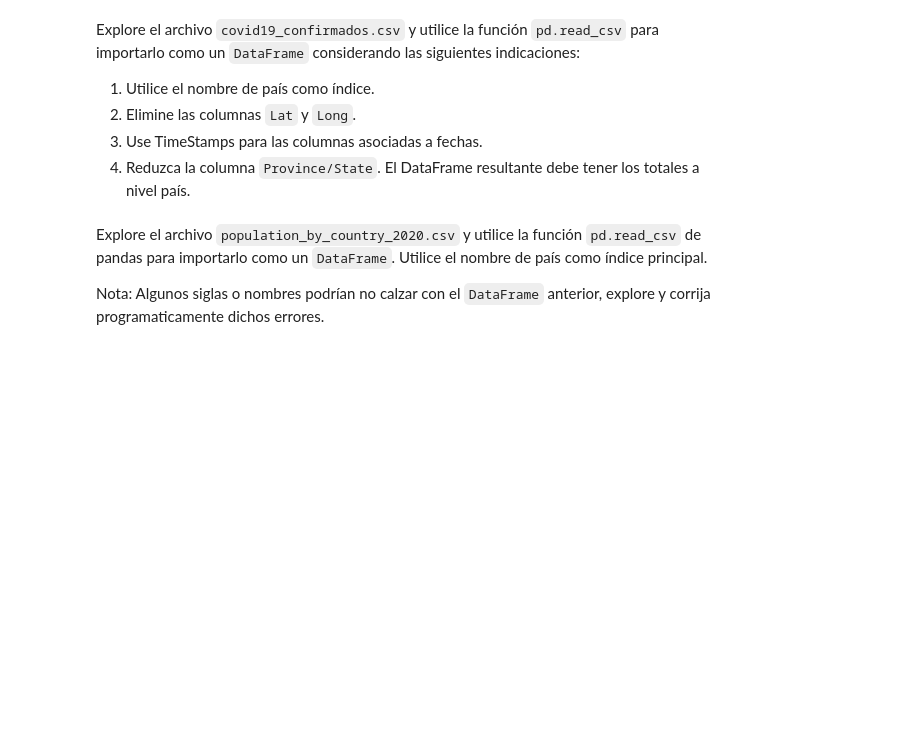
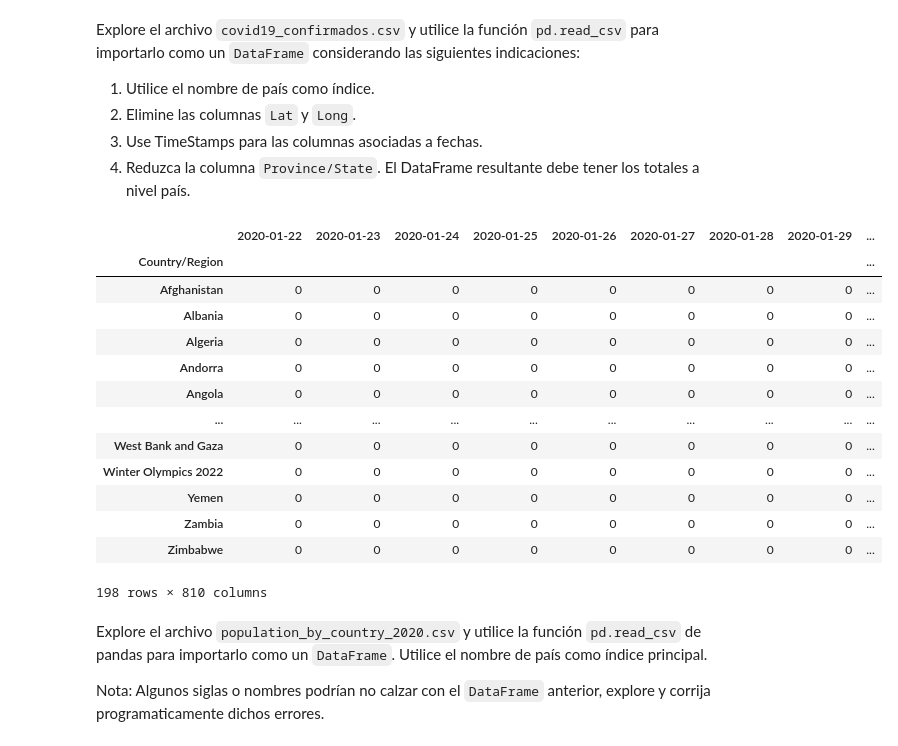
Before and after one commit to phuijse-classroom/info147-tarea-unidad1-ekipoagua, a Jupyter notebook: enunciado.ipynb, the cells around one changed output. Cells and saved outputs as stored; diff of their text form; code cells hidden in the pictures; blank space fills up the shorter version.

```diff
--- a/enunciado.ipynb
+++ b/enunciado.ipynb
@@ -18,11 +17,28 @@ Explore el archivo `covid19_confirmados.csv` y utilice la función `pd.read_csv`
 # %%
 data = pd.read_csv('data/covid19_confirmados.csv',
                    index_col='Country/Region'
                  )
 data.drop(['Lat','Long'],axis=1,inplace=True)
 
 data_confirmados = data.groupby('Country/Region',sort=True).sum()
-data_confirmados.columns = pd.to_datetime(data_confirmados.columns)
+data_confirmados.drop(["Province/State"],axis=1,inplace=True)
+data_confirmados.columns = pd.to_datetime(data_confirmados.columns,format= '%m/%d/%y')
+data_confirmados
+# %% [output]
+|  | 2020-01-22 | 2020-01-23 | 2020-01-24 | 2020-01-25 | 2020-01-26 | 2020-01-27 | 2020-01-28 | 2020-01-29 | ... |
+| Country/Region |  |  |  |  |  |  |  |  | ... |
+| Afghanistan | 0 | 0 | 0 | 0 | 0 | 0 | 0 | 0 | ... |
+| Albania | 0 | 0 | 0 | 0 | 0 | 0 | 0 | 0 | ... |
+| Algeria | 0 | 0 | 0 | 0 | 0 | 0 | 0 | 0 | ... |
+| Andorra | 0 | 0 | 0 | 0 | 0 | 0 | 0 | 0 | ... |
+| Angola | 0 | 0 | 0 | 0 | 0 | 0 | 0 | 0 | ... |
+| ... | ... | ... | ... | ... | ... | ... | ... | ... | ... |
+| West Bank and Gaza | 0 | 0 | 0 | 0 | 0 | 0 | 0 | 0 | ... |
+| Winter Olympics 2022 | 0 | 0 | 0 | 0 | 0 | 0 | 0 | 0 | ... |
+| Yemen | 0 | 0 | 0 | 0 | 0 | 0 | 0 | 0 | ... |
+| Zambia | 0 | 0 | 0 | 0 | 0 | 0 | 0 | 0 | ... |
+| Zimbabwe | 0 | 0 | 0 | 0 | 0 | 0 | 0 | 0 | ... |
+198 rows × 810 columns
 # %% [markdown]
 Explore el archivo `population_by_country_2020.csv` y utilice la función `pd.read_csv` de pandas para importarlo como un `DataFrame`. Utilice el nombre de país como índice principal.
 
```
Also changed, not shown: parts of 5 cells of this notebook.
